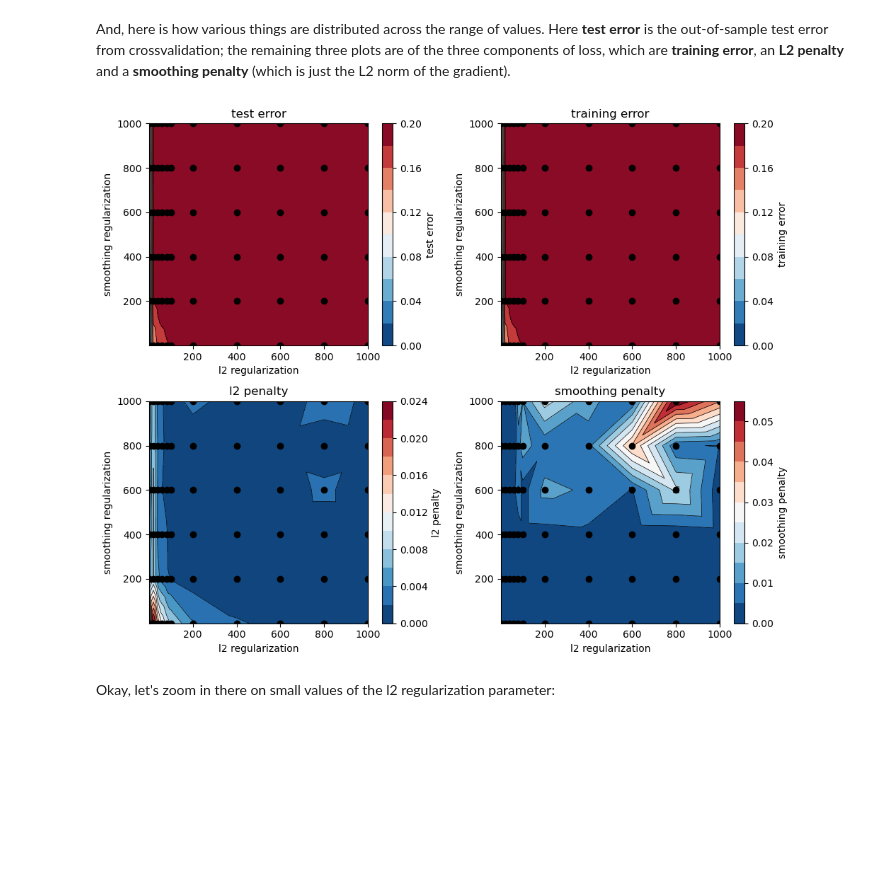
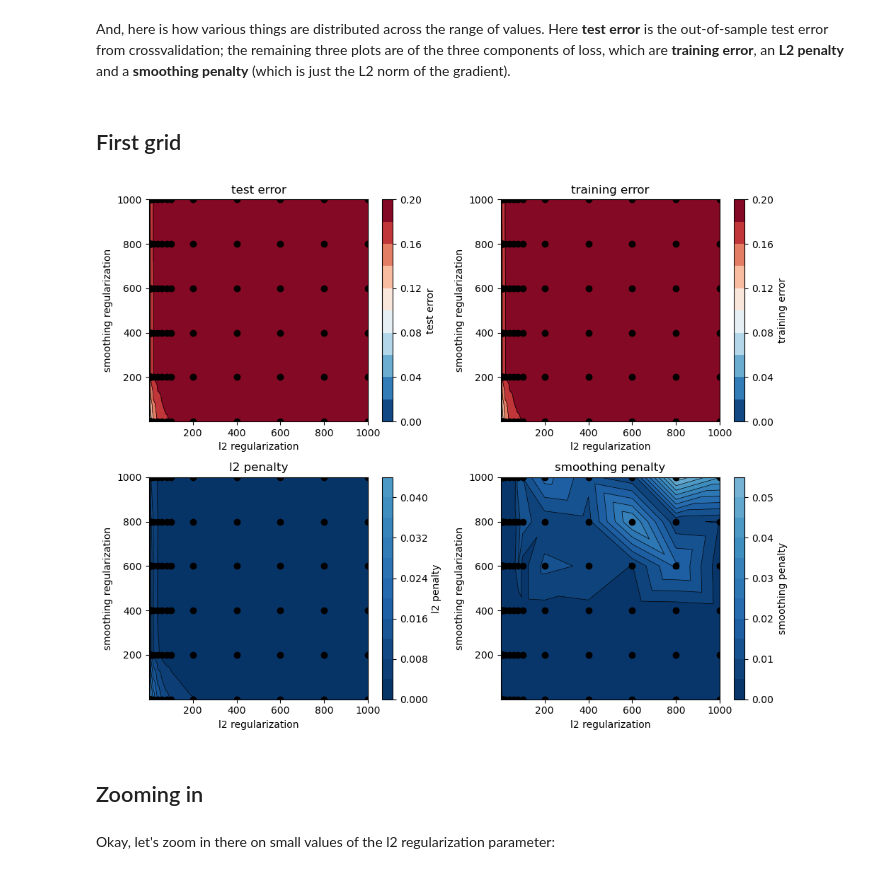
Before and after one commit to kr-colab/product-space-FEM, a Jupyter notebook: simulation/density_saddle/out_123_stats/summarise_crossvalidation.ipynb, the cells around one changed output. Cells and saved outputs as stored; diff of their text form; code cells hidden in the pictures; blank space fills up the shorter version.

```diff
--- a/simulation/density_saddle/out_123_stats/summarise_crossvalidation.ipynb
+++ b/simulation/density_saddle/out_123_stats/summarise_crossvalidation.ipynb
@@ -55,22 +56,36 @@ And, here is how various things are distributed across the range of values.
 Here **test error** is the out-of-sample test error from crossvalidation;
 the remaining three plots are of the three components of loss,
 which are **training error**, an **L2 penalty** and a **smoothing penalty** (which is just the L2 norm of the gradient).
-# %%
-def irreg_heatmap(x, y, z, ax, label=""):
-    ax.tricontour(x.to_numpy(), y.to_numpy(), z.to_numpy(),
-        levels=12, linewidths=0.5, colors='k')
-    cntr = ax.tricontourf(x, y, z, levels=12, cmap="RdBu_r")
-    ax.plot(x, y, 'ko')
-    fig.colorbar(cntr, ax=ax, label=label);
 # %%
-fig, axes = plt.subplots(2, 2, figsize=(10, 8))
-labels = [('test_error', "test error"), ('l2err', "training error"), ('l2reg', "l2 penalty"), ('smreg', "smoothing penalty")]
-for (k, lk), ax in zip(labels, axes.flatten()):
-    irreg_heatmap(df['l2'], df['smoothing'], df[k], ax, label=lk)
-    ax.set_xlabel("l2 regularization"); ax.set_ylabel("smoothing regularization")
-    ax.set_title(lk)
-fig.tight_layout()
+def irreg_heatmap(x, y, z, ax, label="", vmin=None, vmax=None, colorbar=True):
+    ax.tricontour(x.to_numpy(), y.to_numpy(), z.to_numpy(),
+        levels=12, linewidths=0.5, colors='k', vmin=vmin, vmax=vmax)
+    cntr = ax.tricontourf(x, y, z, levels=12, cmap="RdBu_r", vmin=vmin, vmax=vmax)
+    ax.plot(x, y, 'ko')
+    if colorbar:
+        fig.colorbar(cntr, ax=ax, label=label)
+
+def plot_errors(df, **kwargs):
+    for k, (a, b) in kwargs.items():
+        ut = np.logical_and(df[k] >= a, df[k] <= b)
+        df = df.loc[ut, :]
+    assert df.shape[0] > 0, "No matching rows!"
+    fig, axes = plt.subplots(2, 2, figsize=(10, 8))
+    labels = [('test_error', "test error"), ('l2err', "training error"), ('l2reg', "l2 penalty"), ('smreg', "smoothing penalty")]
+    vmax = max([np.max(df[k]) for k, j in labels])
+    for (k, lk), ax in zip(labels, axes.flatten()):
+        irreg_heatmap(df['l2'], df['smoothing'], df[k], ax, label=lk, vmin=0, vmax=vmax)
+        ax.set_xlabel("l2 regularization"); ax.set_ylabel("smoothing regularization")
+        ax.set_title(lk)
+    fig.tight_layout()
+    return axes
-# %% [output]
-[figure, removed]
+# %% [markdown]
+## First grid
+# %%
+plot_errors(df);
+# %% [output]
+[figure, added]
+# %% [markdown]
+## Zooming in
 # %% [markdown]
 Okay, let's zoom in there on small values of the l2 regularization parameter:
```
Also changed, not shown: parts of 8 cells of this notebook.
